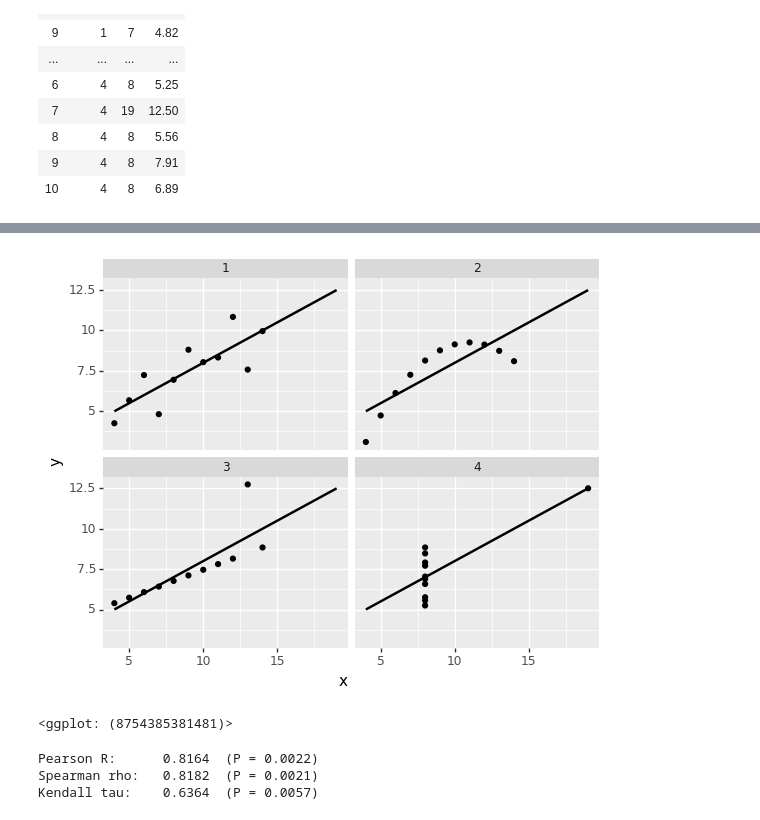
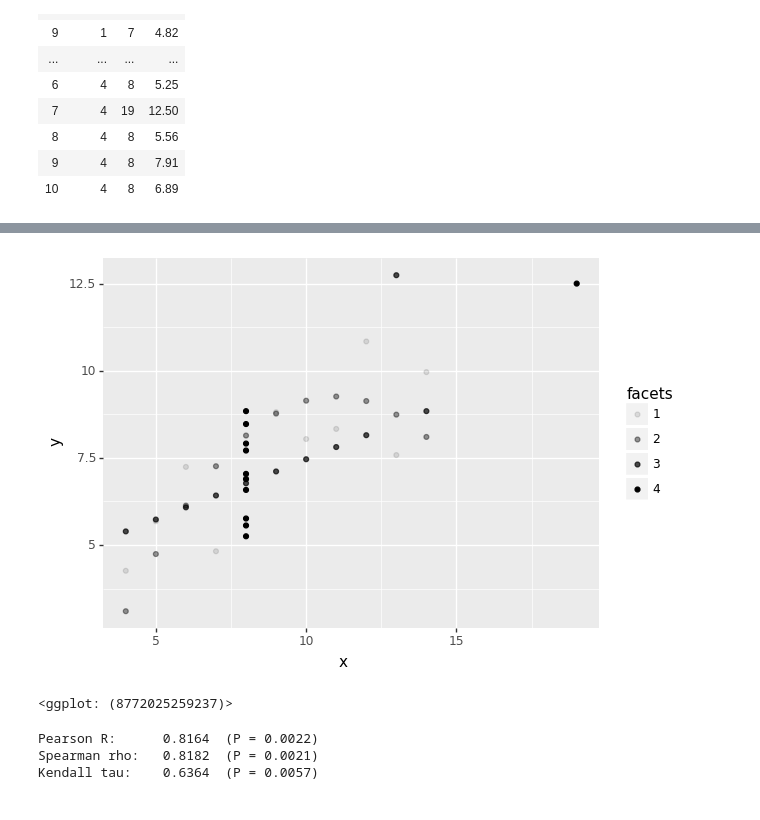
Before and after one commit to mim/ling83800dataAnalysis, a Jupyter notebook: lecture13.ipynb, the cells around one changed output, grey strips where cells are left out. Saved outputs shown, nothing was run; the diff lists cells and outputs as text; code cells hidden in the pictures.

```diff
--- a/lecture13.ipynb
+++ b/lecture13.ipynb
@@ -195,17 +254,17 @@ p
 # %%
 (
-    plotnine.ggplot(d, plotnine.aes(x="x", y="y"))
+    plotnine.ggplot(d, plotnine.aes(x="x", y="y", alpha="facets"))
     + plotnine.geom_point()
-    + plotnine.geom_smooth(method="lm", se=False, fullrange=True)
-    + plotnine.facet_wrap("facets")
-    #+ plotnine.scale_x_continuous(breaks=[4, 6, 8, 10, 12, 14, 16, 18])
-    #+ plotnine.scale_y_continuous(breaks=[4, 6, 8, 10, 12])
-    #+ plotnine.xlab("")
-    #+ plotnine.ylab("")
+#     + plotnine.facet_wrap("facets")
+#     + plotnine.geom_smooth(method="lm", se=False, fullrange=True)
+#     + plotnine.scale_x_continuous(breaks=[4, 6, 8, 10, 12, 14, 16, 18])
+#     + plotnine.scale_y_continuous(breaks=[4, 6, 8, 10, 12])
+#     + plotnine.xlab("")
+#     + plotnine.ylab("")
 )
 # %% [output]
-[figure, old version]
+[figure, new version]
-<ggplot: (8754385381481)>
+<ggplot: (8772025259237)>
 # %%
 def correlate(x, y):
     (stat, p) = stats.pearsonr(x, y)
```
Also changed, not shown: parts of 18 cells of this notebook.
